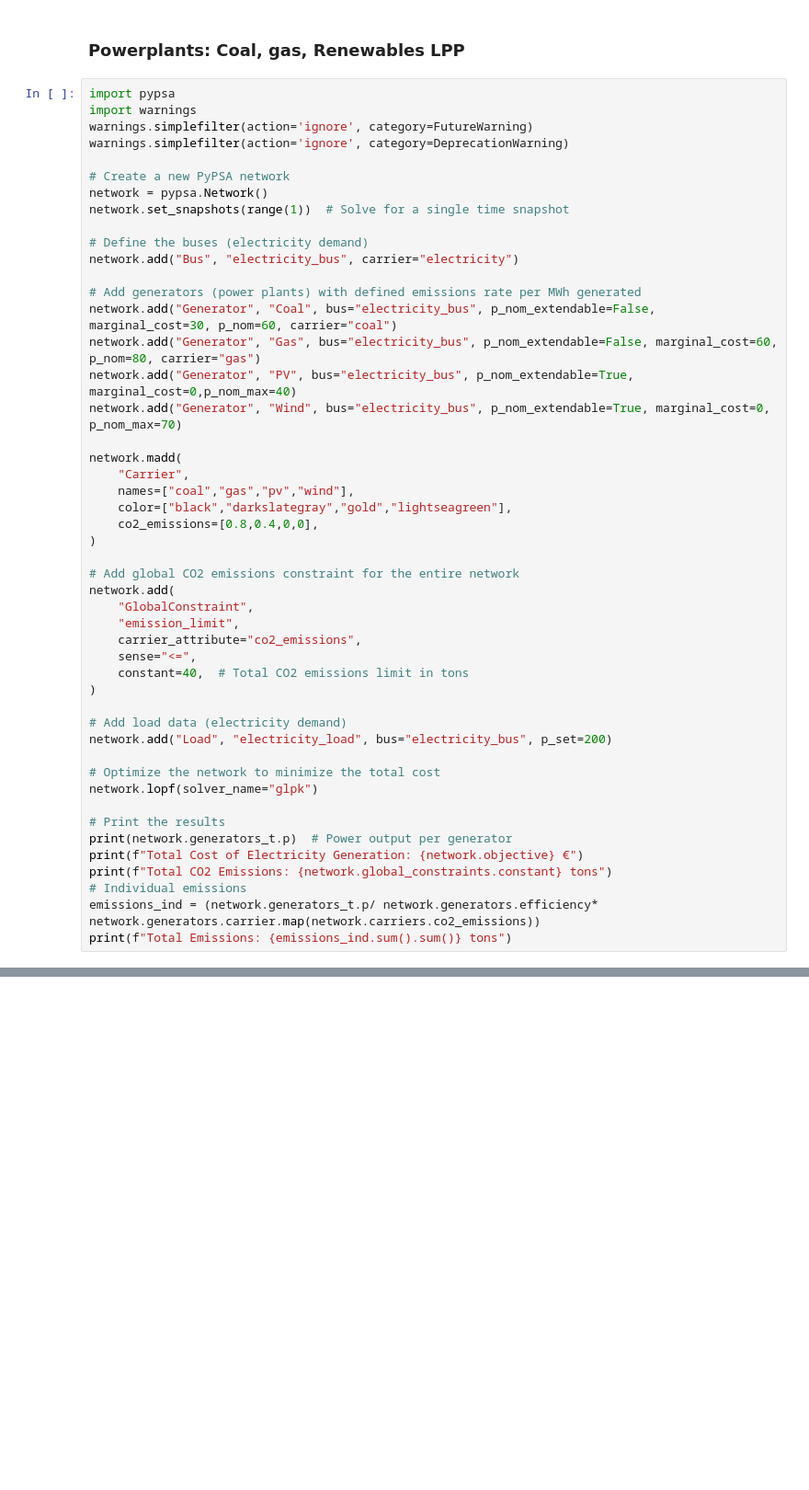
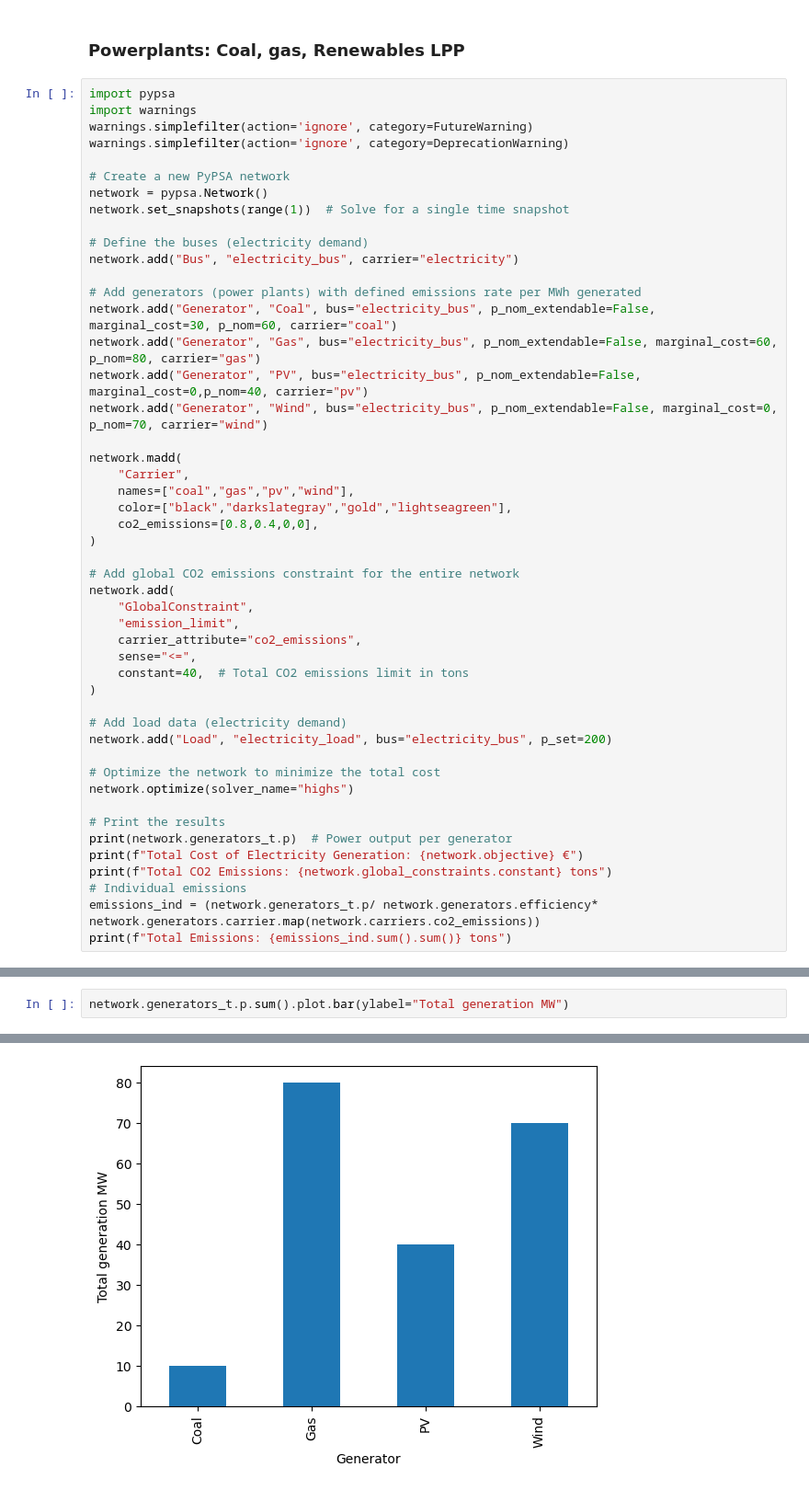
Before and after one commit to SuhasAutade/BTU_lectures_2024, a Jupyter notebook: Lect_1/Lect1_2_coal_gas_renew.ipynb, the cells around one changed output, grey strips where cells are left out. Shown at 92% size. Saved outputs shown, nothing was run; the diff lists cells and outputs as text; blank space fills up the shorter version.

```diff
--- a/Lect_1/Lect1_2_coal_gas_renew.ipynb
+++ b/Lect_1/Lect1_2_coal_gas_renew.ipynb
@@ -18,8 +18,8 @@ network.add("Bus", "electricity_bus", carrier="electricity")
 # Add generators (power plants) with defined emissions rate per MWh generated
 network.add("Generator", "Coal", bus="electricity_bus", p_nom_extendable=False, marginal_cost=30, p_nom=60, carrier="coal")
 network.add("Generator", "Gas", bus="electricity_bus", p_nom_extendable=False, marginal_cost=60, p_nom=80, carrier="gas")
-network.add("Generator", "PV", bus="electricity_bus", p_nom_extendable=True, marginal_cost=0,p_nom_max=40)
-network.add("Generator", "Wind", bus="electricity_bus", p_nom_extendable=True, marginal_cost=0, p_nom_max=70)
+network.add("Generator", "PV", bus="electricity_bus", p_nom_extendable=False, marginal_cost=0,p_nom=40, carrier="pv")
+network.add("Generator", "Wind", bus="electricity_bus", p_nom_extendable=False, marginal_cost=0, p_nom=70, carrier="wind")
 
 network.madd(
     "Carrier",
@@ -41,7 +41,7 @@ network.add(
 network.add("Load", "electricity_load", bus="electricity_bus", p_set=200)
 
 # Optimize the network to minimize the total cost
-network.lopf(solver_name="glpk")
+network.optimize(solver_name="highs")
 
 # Print the results
 print(network.generators_t.p)  # Power output per generator
@@ -71,3 +94,6 @@ plt.ylabel("Power [MW]")
 plt.show()
 # %% [output]
 [figure]
+# %%
+network.generators_t.p.sum().plot.bar(ylabel="Total generation MW")
+# %% [output]
@@ -73,0 +101 @@ plt.show()
+[figure, added]
```
Also changed, not shown: parts of 4 cells of this notebook, 5 other files.
